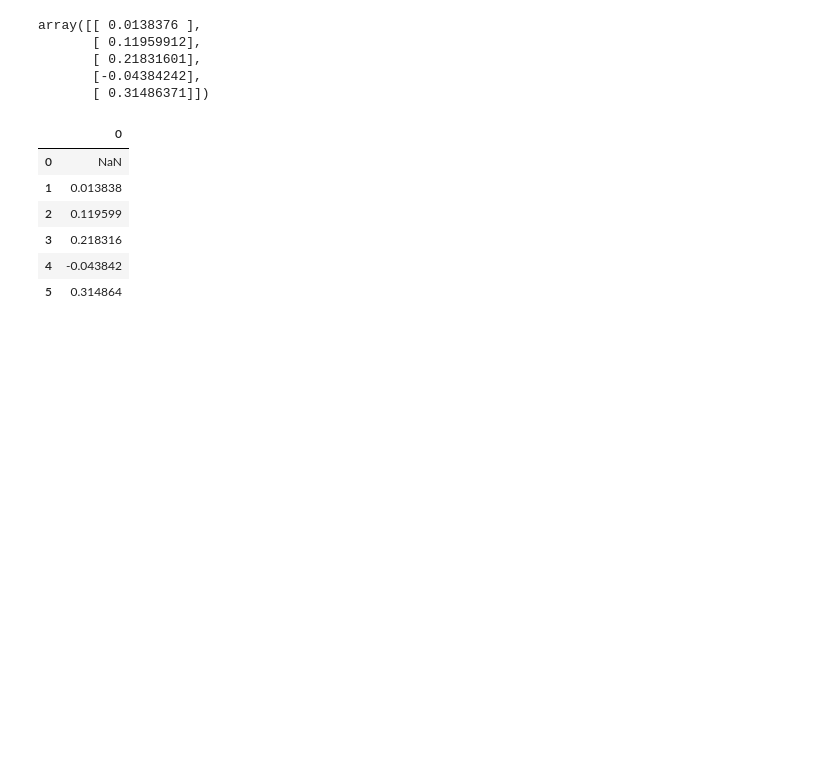
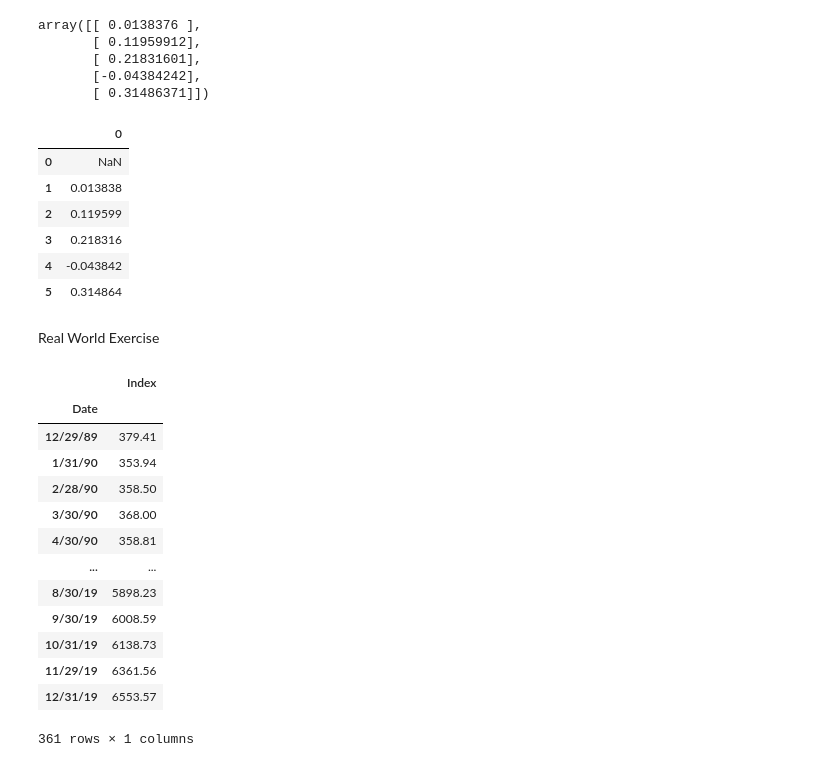
Before and after one commit to vamseeky/finance, a Jupyter notebook: compoundreturns.ipynb, the cells around one changed output. Saved outputs shown, nothing was run; the diff lists cells and outputs as text; code cells hidden in the pictures; blank space fills up the shorter version.

```diff
--- a/compoundreturns.ipynb
+++ b/compoundreturns.ipynb
@@ -68,3 +68,5 @@ prices_spxt_df/prices_spxt_df.shift(1)-1 #using the shift() function
 | 3 | 0.218316 |
 | 4 | -0.043842 |
 | 5 | 0.314864 |
+# %% [markdown]
+Real World Exercise
@@ -70,0 +76,19 @@ prices_spxt_df/prices_spxt_df.shift(1)-1 #using the shift() function
+# %%
+prices_spxt_bbg = pd.read_csv('SPXTreturns.csv') #import csv file
+prices_spxt_bbg = prices_spxt_bbg.set_index('Date') #reset the index value to first column using header
+prices_spxt_bbg
+# %% [output]
+|  | Index |
+| Date |  |
+| 12/29/89 | 379.41 |
+| 1/31/90 | 353.94 |
+| 2/28/90 | 358.50 |
+| 3/30/90 | 368.00 |
+| 4/30/90 | 358.81 |
+| ... | ... |
+| 8/30/19 | 5898.23 |
+| 9/30/19 | 6008.59 |
+| 10/31/19 | 6138.73 |
+| 11/29/19 | 6361.56 |
+| 12/31/19 | 6553.57 |
+361 rows × 1 columns
```
Also changed, not shown: parts of 12 cells of this notebook.
